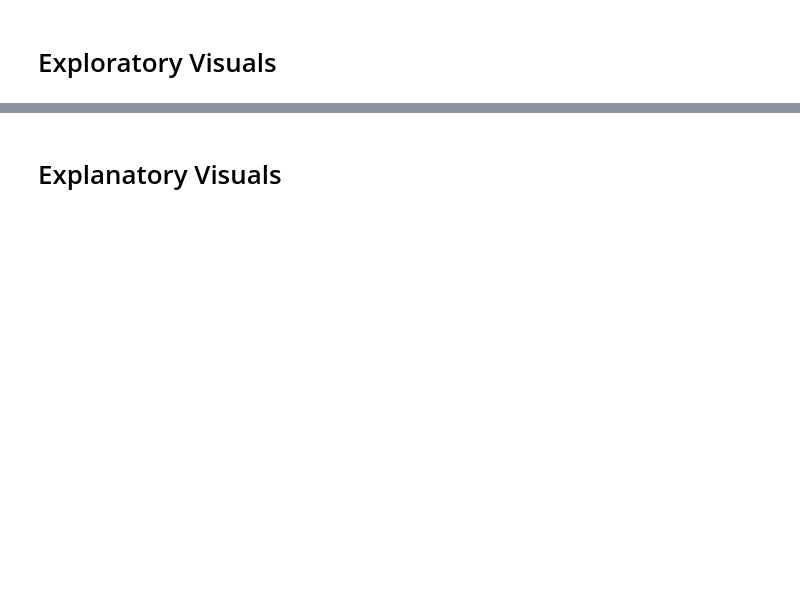
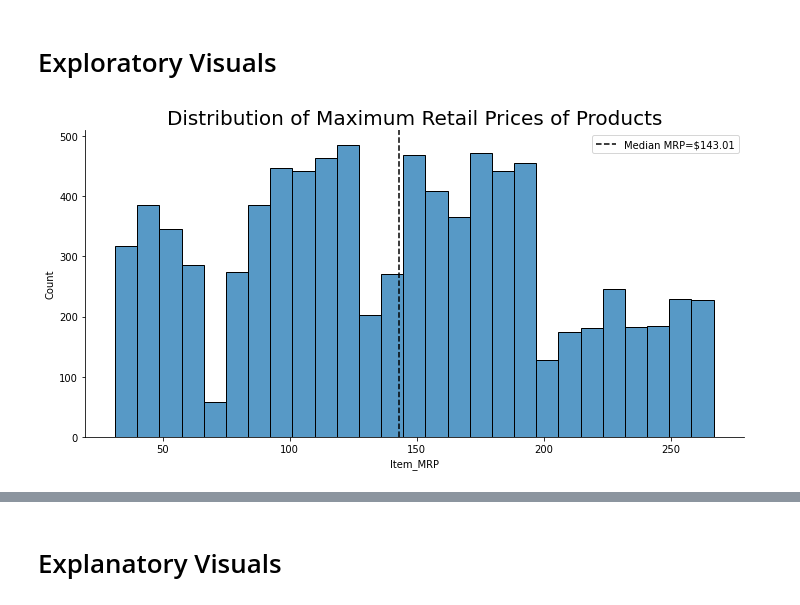
Before and after one commit to Numann-Malik/Food-Sales-Predictions, a Jupyter notebook: Food_Sales_Predictions.ipynb, the cells around one changed output, grey strips where cells are left out. Saved outputs shown, nothing was run; the diff lists cells and outputs as text; code cells hidden in the pictures; blank space fills up the shorter version.

```diff
--- a/Food_Sales_Predictions.ipynb
+++ b/Food_Sales_Predictions.ipynb
@@ -246,2 +214,14 @@ df['Item_Outlet_Sales'].mean() # Average Item Outlet Sales
 # %% [markdown]
 # Exploratory Visuals
+# %%
+g = sns.displot(data=df, x='Item_MRP', aspect = 2)
+
+median = df['Item_MRP'].median()
+
+g.ax.set_title('Distribution of Maximum Retail Prices of Products', fontsize = 20)
+
+g.ax.axvline(median, color='k', ls='--',
+            label=f'Median MRP=${median:,.2f}')
+g.ax.legend();
+# %% [output]
+[figure, added]
```
Also changed, not shown: parts of 39 cells of this notebook.
